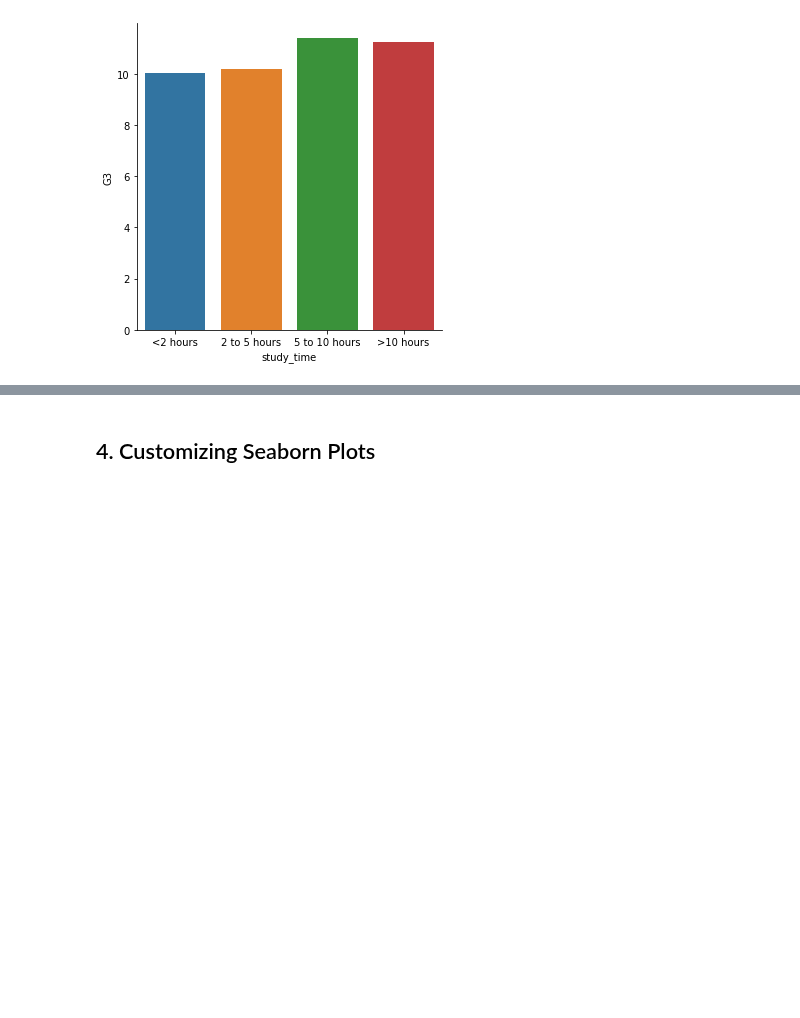
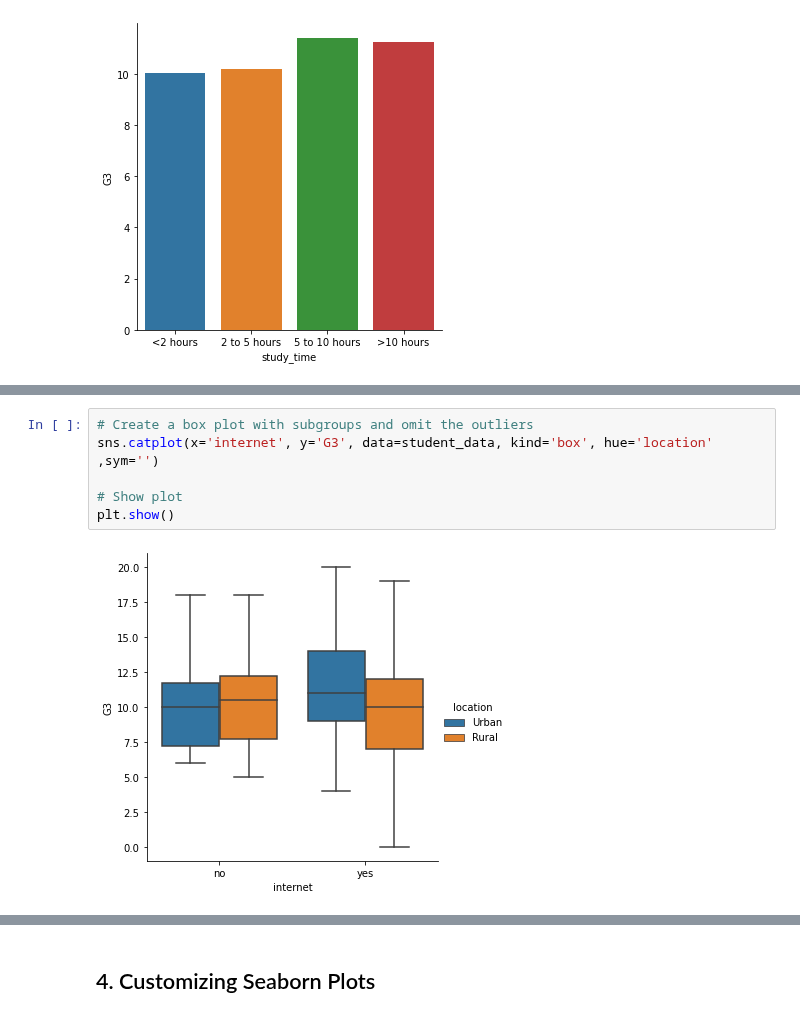
Before and after one commit to pedrogrigorio/DataCamp-Python-Data-Science-Track, a Jupyter notebook: 6-Introduction_to_Data_Visualization_with_Seaborn/notebook.ipynb, the cells around one changed output, grey strips where cells are left out. Saved outputs shown, nothing was run; the diff lists cells and outputs as text; blank space fills up the shorter version.

```diff
--- a/6-Introduction_to_Data_Visualization_with_Seaborn/notebook.ipynb
+++ b/6-Introduction_to_Data_Visualization_with_Seaborn/notebook.ipynb
@@ -299,0 +325,8 @@ plt.show()
+# %%
+# Create a box plot with subgroups and omit the outliers
+sns.catplot(x='internet', y='G3', data=student_data, kind='box', hue='location' ,sym='')
+
+# Show plot
+plt.show()
+# %% [output]
+[figure, added]
```
Also changed, not shown: parts of 5 cells of this notebook.
